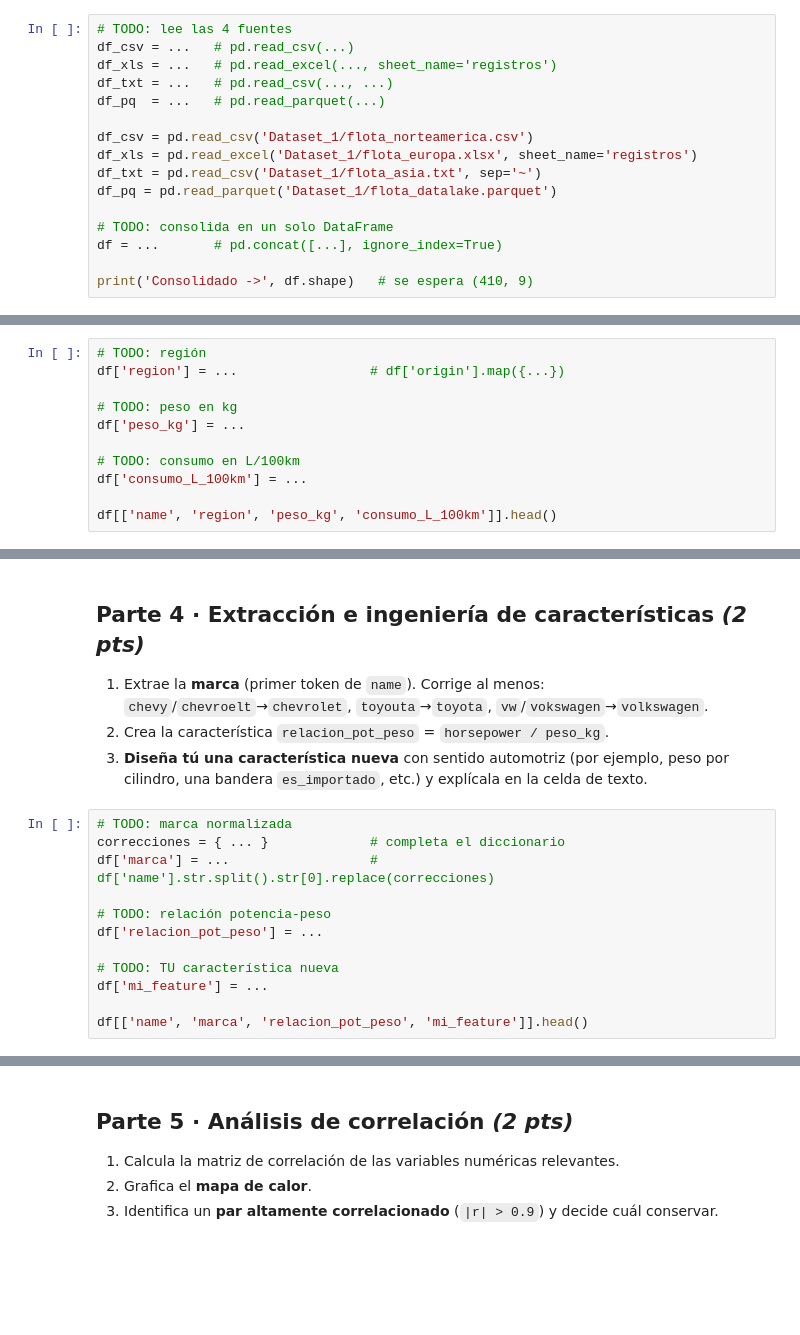
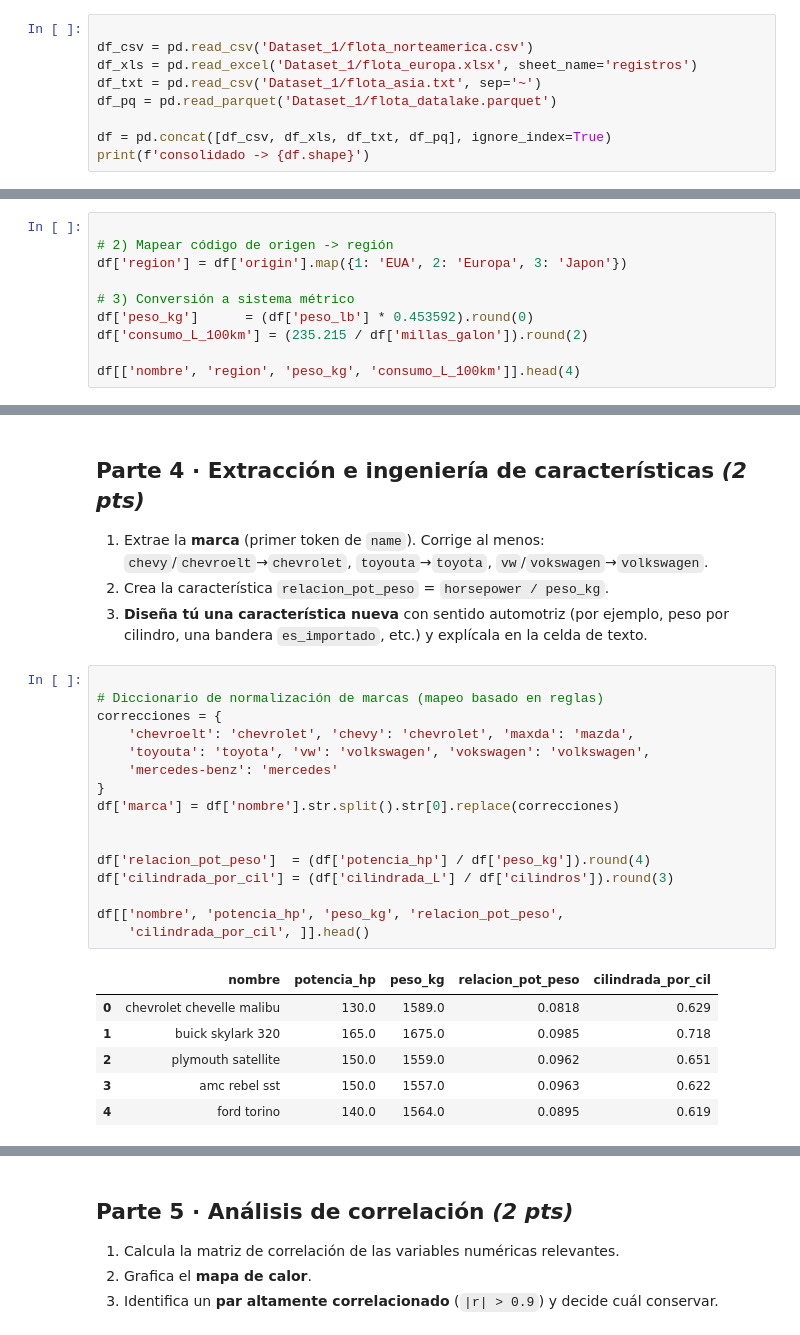
Before and after one commit to robertogurrola17-cmyk/practicas_IA, a Jupyter notebook: tarea1_ingestion_preparacion_datos/Tarea3.1_Ingestion_Datos_ALUMNO.ipynb, the cells around one changed output, grey strips where cells are left out. Cells and saved outputs as stored; diff of their text form; blank space fills up the shorter version.

```diff
--- a/tarea1_ingestion_preparacion_datos/Tarea3.1_Ingestion_Datos_ALUMNO.ipynb
+++ b/tarea1_ingestion_preparacion_datos/Tarea3.1_Ingestion_Datos_ALUMNO.ipynb
@@ -28,18 +28,11 @@ sns.set_theme(style='whitegrid')
 Lee cada archivo con la función adecuada y únelos en un solo DataFrame `df`.
 Recuerda: el TXT usa separador `~` y marca los faltantes con `?`.
 # %%
-# TODO: lee las 4 fuentes
-df_csv = ...   # pd.read_csv(...)
-df_xls = ...   # pd.read_excel(..., sheet_name='registros')
-df_txt = ...   # pd.read_csv(..., ...)
-df_pq  = ...   # pd.read_parquet(...)
 
 df_csv = pd.read_csv('Dataset_1/flota_norteamerica.csv')
 df_xls = pd.read_excel('Dataset_1/flota_europa.xlsx', sheet_name='registros')
 df_txt = pd.read_csv('Dataset_1/flota_asia.txt', sep='~')
 df_pq = pd.read_parquet('Dataset_1/flota_datalake.parquet')
 
-# TODO: consolida en un solo DataFrame
-df = ...       # pd.concat([...], ignore_index=True)
-
-print('Consolidado ->', df.shape)   # se espera (410, 9)
+df = pd.concat([df_csv, df_xls, df_txt, df_pq], ignore_index=True)
+print(f'consolidado -> {df.shape}')
@@ -63,13 +61,12 @@ print('Filas finales:', len(df), '| Faltantes HP:', df['horsepower'].isna().sum(
 2. Crea `peso_kg` (1 lb = 0.453592 kg).
 3. Crea `consumo_L_100km` a partir de `mpg` (fórmula: `235.215 / mpg`).
 # %%
-# TODO: región
-df['region'] = ...                 # df['origin'].map({...})
 
-# TODO: peso en kg
-df['peso_kg'] = ...
+# 2) Mapear código de origen -> región
+df['region'] = df['origin'].map({1: 'EUA', 2: 'Europa', 3: 'Japon'})
 
-# TODO: consumo en L/100km
-df['consumo_L_100km'] = ...
+# 3) Conversión a sistema métrico
+df['peso_kg']      = (df['peso_lb'] * 0.453592).round(0)
+df['consumo_L_100km'] = (235.215 / df['millas_galon']).round(2)
 
-df[['name', 'region', 'peso_kg', 'consumo_L_100km']].head()
+df[['nombre', 'region', 'peso_kg', 'consumo_L_100km']].head(4)
@@ -81,17 +84,28 @@ df[['name', 'region', 'peso_kg', 'consumo_L_100km']].head()
 3. **Diseña tú una característica nueva** con sentido automotriz (por ejemplo, peso por cilindro,
    una bandera `es_importado`, etc.) y explícala en la celda de texto.
 # %%
-# TODO: marca normalizada
-correcciones = { ... }             # completa el diccionario
-df['marca'] = ...                  # df['name'].str.split().str[0].replace(correcciones)
 
-# TODO: relación potencia-peso
-df['relacion_pot_peso'] = ...
+# Diccionario de normalización de marcas (mapeo basado en reglas)
+correcciones = {
+    'chevroelt': 'chevrolet', 'chevy': 'chevrolet', 'maxda': 'mazda',
+    'toyouta': 'toyota', 'vw': 'volkswagen', 'vokswagen': 'volkswagen',
+    'mercedes-benz': 'mercedes'
+}
+df['marca'] = df['nombre'].str.split().str[0].replace(correcciones)
 
-# TODO: TU característica nueva
-df['mi_feature'] = ...
 
-df[['name', 'marca', 'relacion_pot_peso', 'mi_feature']].head()
+df['relacion_pot_peso']  = (df['potencia_hp'] / df['peso_kg']).round(4)
+df['cilindrada_por_cil'] = (df['cilindrada_L'] / df['cilindros']).round(3)
+
+df[['nombre', 'potencia_hp', 'peso_kg', 'relacion_pot_peso',
+    'cilindrada_por_cil', ]].head()
+# %% [output]
+|  | nombre | potencia_hp | peso_kg | relacion_pot_peso | cilindrada_por_cil |
+| 0 | chevrolet chevelle malibu | 130.0 | 1589.0 | 0.0818 | 0.629 |
+| 1 | buick skylark 320 | 165.0 | 1675.0 | 0.0985 | 0.718 |
+| 2 | plymouth satellite | 150.0 | 1559.0 | 0.0962 | 0.651 |
+| 3 | amc rebel sst | 150.0 | 1557.0 | 0.0963 | 0.622 |
+| 4 | ford torino | 140.0 | 1564.0 | 0.0895 | 0.619 |
 # %% [markdown]
 **✍️ Explica tu característica nueva** (2–3 líneas: qué mide y por qué podría ayudar a predecir el consumo):
 
```
Also changed, not shown: parts of 7 cells of this notebook, 1 other file.
